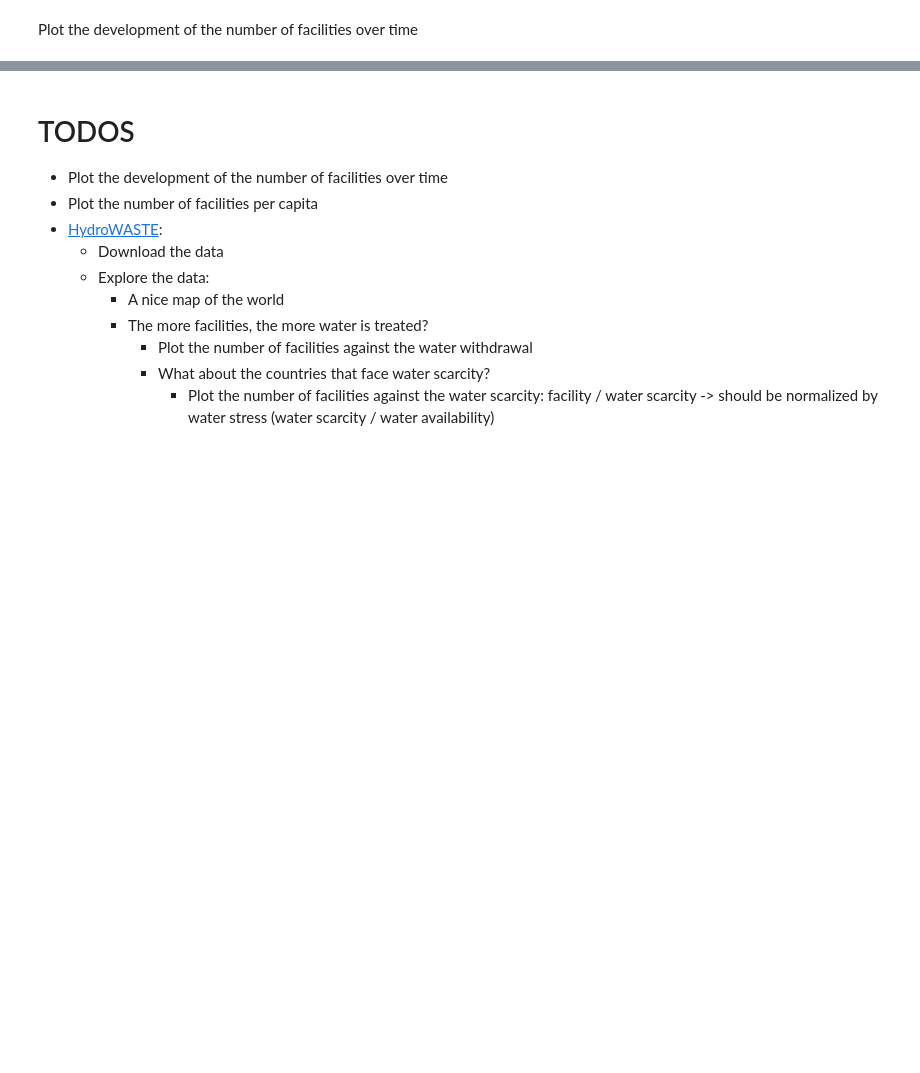
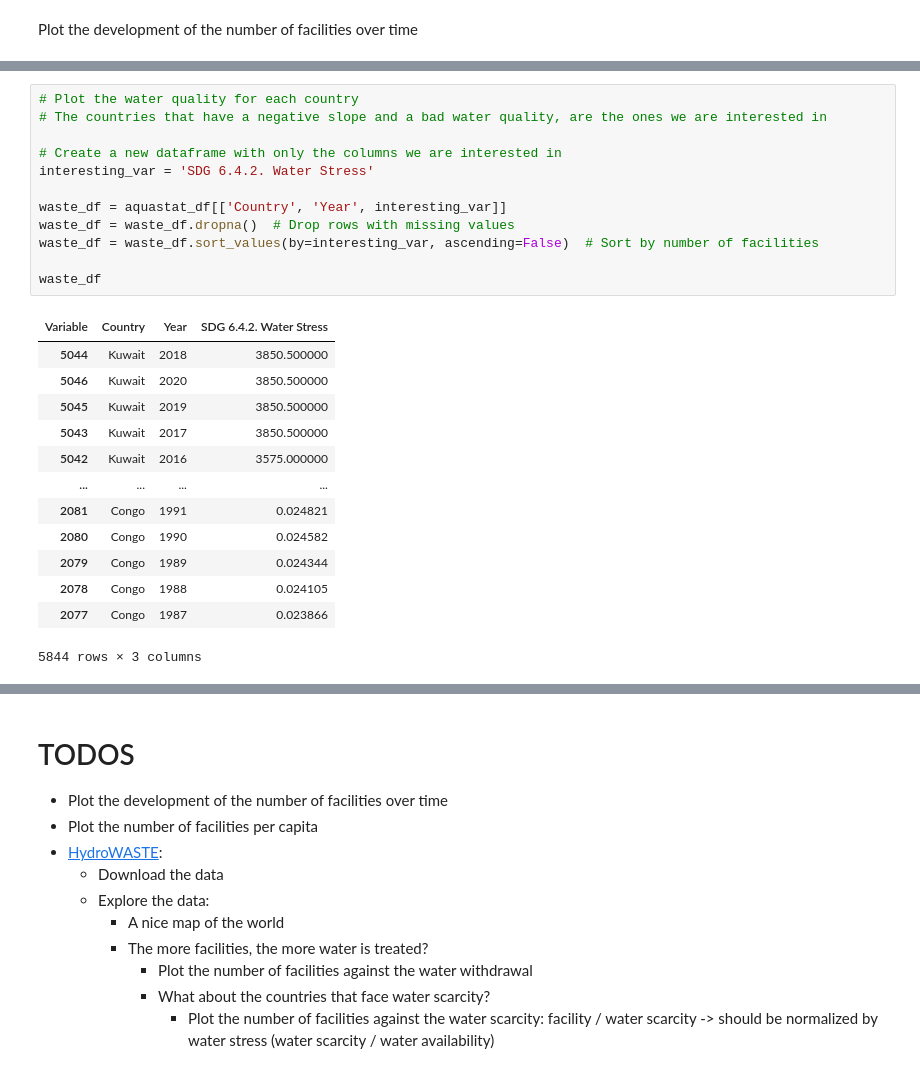
Before and after one commit to am9zZWY/team-aqua, a Jupyter notebook: exp/exp_global_water_management_strategies.ipynb, the cells around one changed output, grey strips where cells are left out. Drawn from its saved outputs; the diff is of its cells as text; blank space fills up the shorter version.

```diff
--- a/exp/exp_global_water_management_strategies.ipynb
+++ b/exp/exp_global_water_management_strategies.ipynb
@@ -174,0 +211,26 @@ plot_coeffs(waste_df, 'Number of municipal wastewater treatment facilities')
+# %%
+# Plot the water quality for each country
+# The countries that have a negative slope and a bad water quality, are the ones we are interested in
+
+# Create a new dataframe with only the columns we are interested in
+interesting_var = 'SDG 6.4.2. Water Stress'
+
+waste_df = aquastat_df[['Country', 'Year', interesting_var]]
+waste_df = waste_df.dropna()  # Drop rows with missing values
+waste_df = waste_df.sort_values(by=interesting_var, ascending=False)  # Sort by number of facilities
+
+waste_df
+# %% [output]
+| Variable | Country | Year | SDG 6.4.2. Water Stress |
+| 5044 | Kuwait | 2018 | 3850.500000 |
+| 5046 | Kuwait | 2020 | 3850.500000 |
+| 5045 | Kuwait | 2019 | 3850.500000 |
+| 5043 | Kuwait | 2017 | 3850.500000 |
+| 5042 | Kuwait | 2016 | 3575.000000 |
+| ... | ... | ... | ... |
+| 2081 | Congo | 1991 | 0.024821 |
+| 2080 | Congo | 1990 | 0.024582 |
+| 2079 | Congo | 1989 | 0.024344 |
+| 2078 | Congo | 1988 | 0.024105 |
+| 2077 | Congo | 1987 | 0.023866 |
+5844 rows × 3 columns
```
Also changed, not shown: parts of 10 cells of this notebook.
